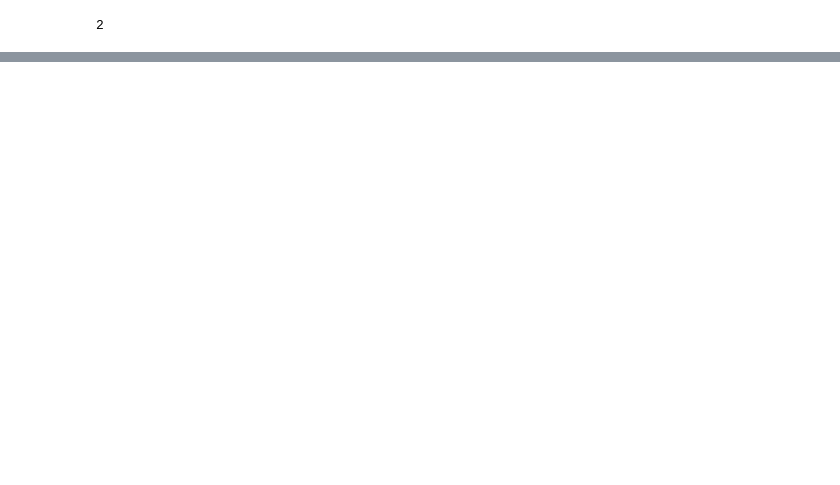
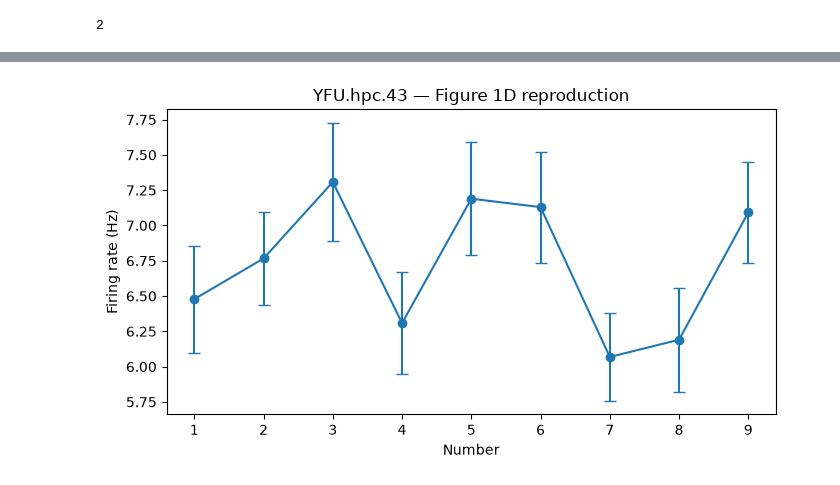
Before and after one commit to Shafiq-Abdu/number-simplex-reproduction, a Jupyter notebook: notebooks/02_arithmetic_spike_anlyse.ipynb, the cells around one changed output, grey strips where cells are left out. Cells and saved outputs as stored; diff of their text form; code cells hidden in the pictures; blank space fills up the shorter version.

Commit message:
modified:   notebooks/02_arithmetic_spike_anlyse.ipynb 	deleted:    notebooks/create

```diff
--- a/notebooks/02_arithmetic_spike_anlyse.ipynb
+++ b/notebooks/02_arithmetic_spike_anlyse.ipynb
@@ -410,0 +868,18 @@ Number of HPC neurons: 36
+# %%
+# First align YFU behavioral events
+yfu_aligned = align_arithmetic_events(yfu, "YFU")
+
+# Figure 1D reference profile, approximated from the published panel
+reference_numbers = np.arange(1, 10)
+
+reference_fr = np.array([
+    6.5,   # 1
+    6.75,  # 2
+    7.3,   # 3
+    6.3,   # 4
+    7.2,   # 5
+    7.1,   # 6
+    6.0,   # 7
+    6.2,   # 8
+    7.1    # 9
+])
@@ -410,0 +990,4 @@ Number of HPC neurons: 36
+# %%
+fig1d_tuning = candidate_tunings[42]
+
+fig1d_tuning
@@ -410,0 +1005,20 @@ Number of HPC neurons: 36
+# %%
+plt.figure(figsize=(7, 4))
+
+plt.errorbar(
+    fig1d_tuning["number"],
+    fig1d_tuning["mean_firing_rate"],
+    yerr=fig1d_tuning["sem_firing_rate"],
+    marker="o",
+    capsize=4
+)
+
+plt.xticks(range(1, 10))
+plt.xlabel("Number")
+plt.ylabel("Firing rate (Hz)")
+plt.title("YFU.hpc.43 — Figure 1D reproduction")
+
+plt.tight_layout()
+plt.show()
+# %% [output]
+[figure, added]
```
Also changed, not shown: parts of 49 cells of this notebook, 1 other file.
